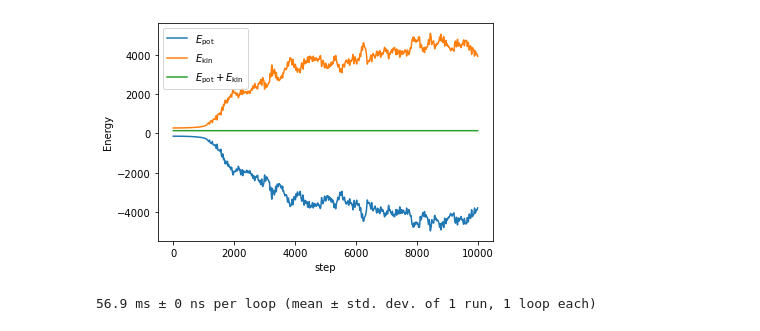
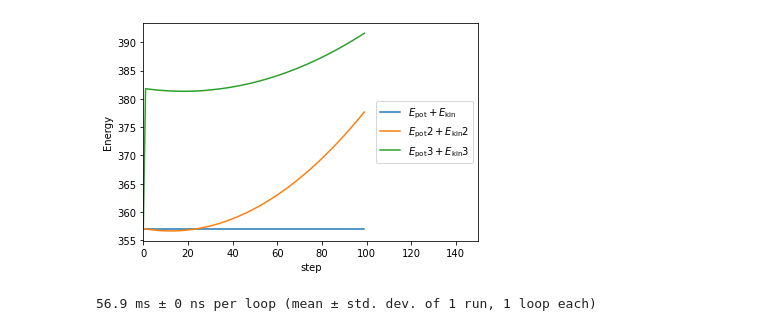
Before and after one commit to emil-ho/AdvancedComputation, a Jupyter notebook: MD_simulation/simulate.ipynb, the cells around one changed output. Drawn from its saved outputs; the diff is of its cells as text; code cells hidden in the pictures.

Commit message:
added nblist to simulation

```diff
--- a/MD_simulation/simulate.ipynb
+++ b/MD_simulation/simulate.ipynb
@@ -9,33 +9,44 @@ from fake_inputs import *
 import os
 
 SAVEDIR = os.getcwd() + '/files'
-NUMBER_FCC_UNITS = 3
+NUMBER_FCC_UNITS = 4
 
-positions_ini = initialize_positions(NUMBER_FCC_UNITS, REDUCED_DENSITY, see_atoms=False, savedir=SAVEDIR)
-velocities_ini = initialize_velocities(positions_ini, reduced_temperature=REDUCED_TEMPERATURE, savedir=SAVEDIR)
+positions_ini, box, boxl = initialize_positions(NUMBER_FCC_UNITS, REDUCED_DENSITY, see_atoms=False, savedir=None)
+velocities_ini = initialize_velocities(positions_ini, reduced_temperature=REDUCED_TEMPERATURE, savedir=None)
 # plot_velocity_hist(velocities_ini, False)
 
+nblist, nbpoint = initialize_neighbor_list(positions_ini, CUTOFF_DISTANCE)
+
 TIMESTEP = 0.0001
-N_STEPS = 10_000
+N_STEPS = 100
 
-res = do_md(positions_ini, velocities_ini, dt=TIMESTEP, n_steps=N_STEPS)
-#res2 = do_md1(positions_ini, velocities_ini, dt=TIMESTEP, n_steps=N_STEPS)
+res = do_md2(positions_ini, velocities_ini, dt=TIMESTEP, n_steps=N_STEPS)
+res2 = do_md_nb(positions_ini, velocities_ini, dt=TIMESTEP, n_steps=N_STEPS, nblist=nblist, nbpoint=nbpoint)
+res3 = do_md_nb_pbc(positions_ini, velocities_ini, dt=TIMESTEP, n_steps=N_STEPS, nblist=nblist, nbpoint=nbpoint, box=box, boxl=boxl)
 
 x_traj, v_traj, pot, kin, forc = res
-#x_traj2, v_traj2, pot2, kin2, forc2 = res2
+x_traj2, v_traj2, pot2, kin2, forc2 = res2
+x_traj3, v_traj3, pot3, kin3, forc3, ptosb = res3
 # %%
 steparr = np.arange(N_STEPS)
 
 # Plot energy
-plt.plot(steparr, pot, label="$E_\mathrm{pot}$")
-plt.plot(steparr, kin, label="$E_\mathrm{kin}$")
+#plt.plot(steparr, pot, label="$E_\mathrm{pot}$")
+#plt.plot(steparr, kin, label="$E_\mathrm{kin}$")
 plt.plot(steparr, pot + kin, label="$E_\mathrm{pot} + E_\mathrm{kin}$")
-plt.legend()
+#plt.plot(steparr, pot2, label="$E_\mathrm{pot}2$")
+#plt.plot(steparr, kin2, label="$E_\mathrm{kin}2$")
+plt.plot(steparr, pot2 + kin2, label="$E_\mathrm{pot}2 + E_\mathrm{kin}2$")
+#plt.plot(steparr, pot3, label="$E_\mathrm{pot}3$")
+#plt.plot(steparr, kin3, label="$E_\mathrm{kin}3$")
+plt.plot(steparr, pot3 + kin3, label="$E_\mathrm{pot}3 + E_\mathrm{kin}3$")
+plt.legend(loc='right')
+plt.xlim(0, 1.5 * N_STEPS)
 plt.xlabel("step")
 plt.ylabel("Energy")
 plt.show()
 # %% [output]
-[figure, old version]
+[figure, new version]
 # %%
 # runtime comparison
 from coordinates import *
```
Also changed, not shown: 3 other files.
